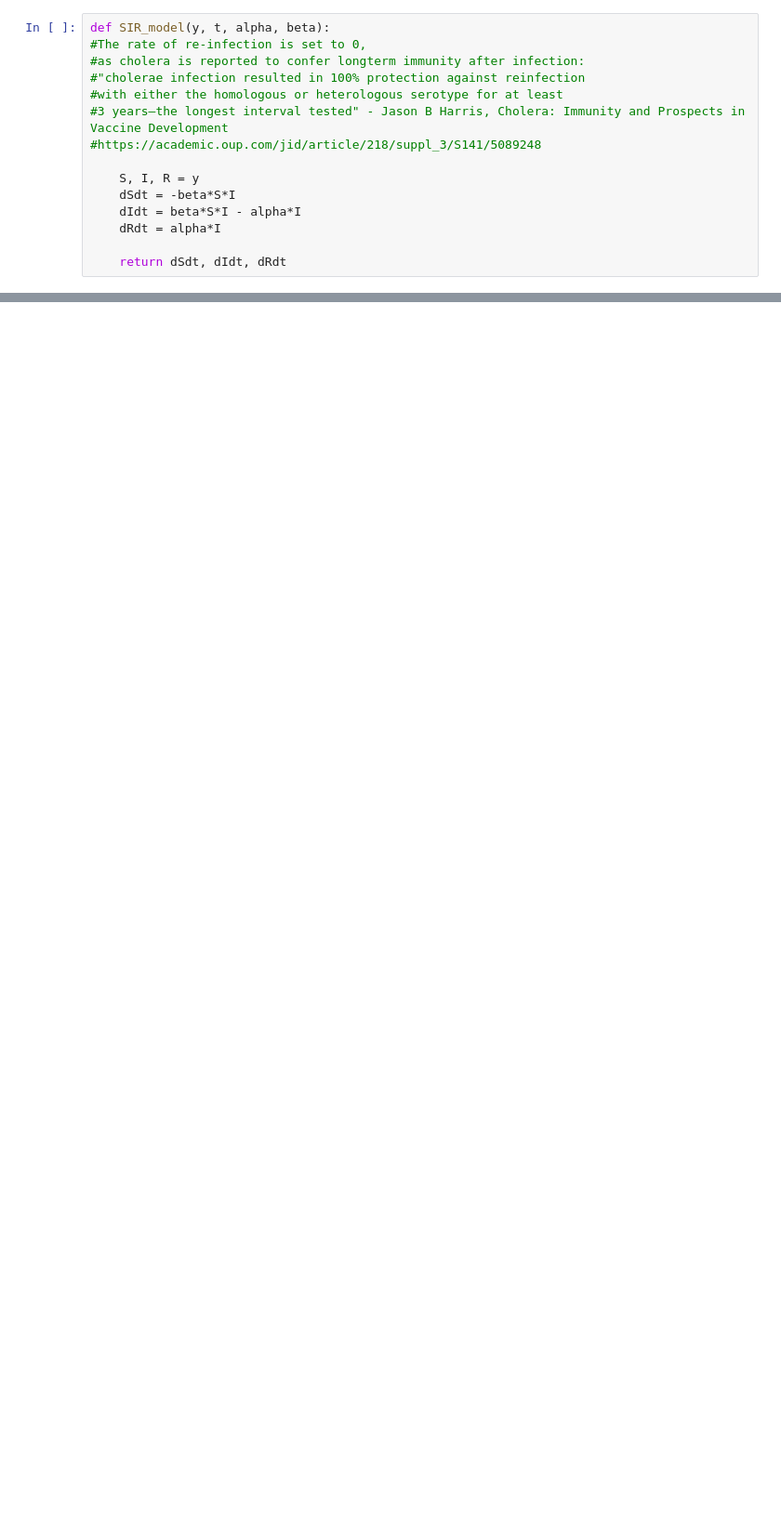
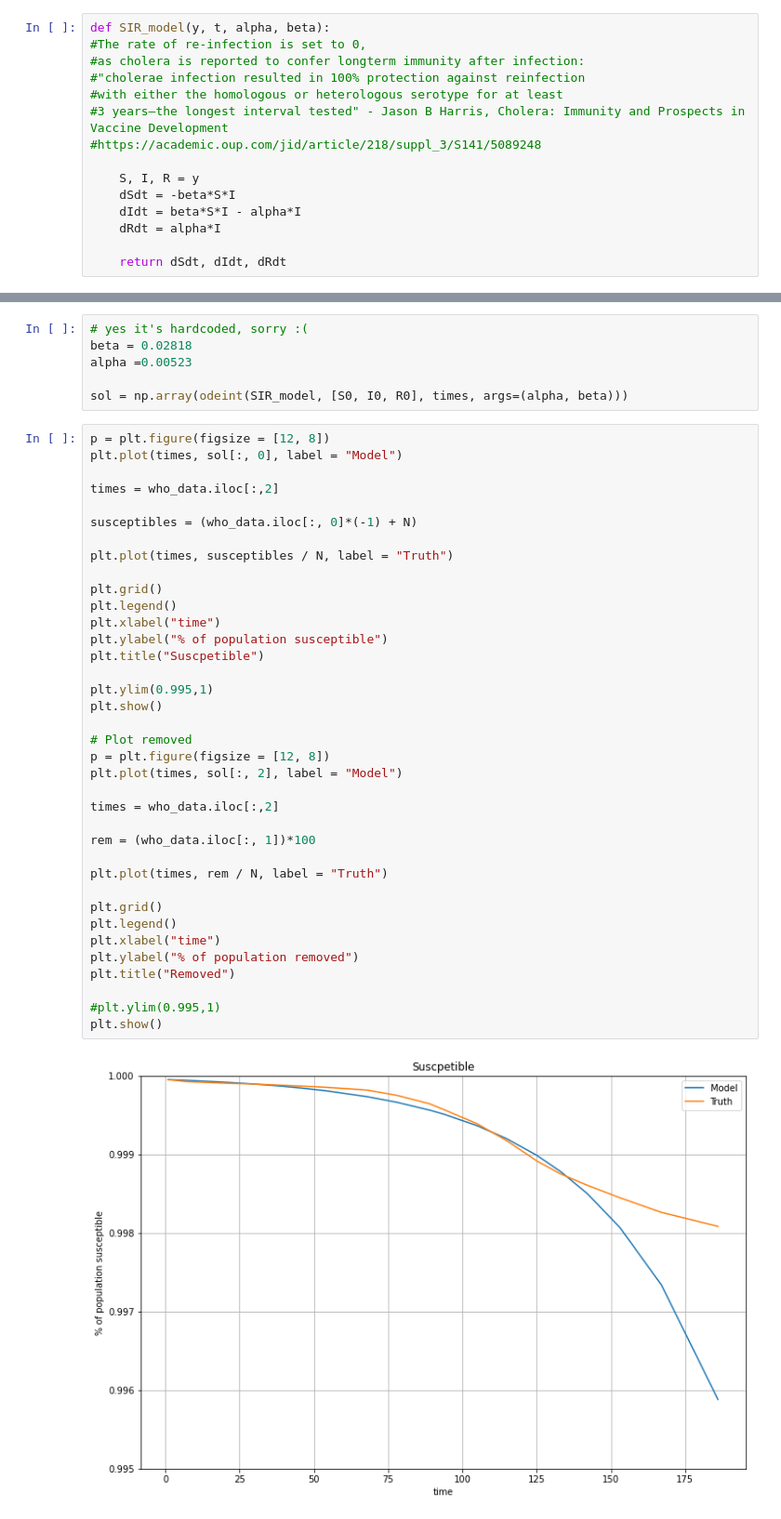
Before and after one commit to DusanKovac/Modelling-Cholera-Outbreak, a Jupyter notebook: first_go.ipynb, the cells around one changed output, grey strips where cells are left out. Shown at 93% size. Saved outputs shown, nothing was run; the diff lists cells and outputs as text; blank space fills up the shorter version.

```diff
--- a/first_go.ipynb
+++ b/first_go.ipynb
@@ -67,0 +161,45 @@ NOTE: Since the data given are only reporting deaths, and the model is accountin
+# %%
+# yes it's hardcoded, sorry :(
+beta = 0.02818
+alpha =0.00523
+
+sol = np.array(odeint(SIR_model, [S0, I0, R0], times, args=(alpha, beta)))
+# %%
+p = plt.figure(figsize = [12, 8])
+plt.plot(times, sol[:, 0], label = "Model")
+
+times = who_data.iloc[:,2]
+
+susceptibles = (who_data.iloc[:, 0]*(-1) + N)
+
+plt.plot(times, susceptibles / N, label = "Truth")
+
+plt.grid()
+plt.legend()
+plt.xlabel("time")
+plt.ylabel("% of population susceptible")
+plt.title("Suscpetible")
+
+plt.ylim(0.995,1)
+plt.show()
+
+# Plot removed
+p = plt.figure(figsize = [12, 8])
+plt.plot(times, sol[:, 2], label = "Model")
+
+times = who_data.iloc[:,2]
+
+rem = (who_data.iloc[:, 1])*100
+
+plt.plot(times, rem / N, label = "Truth")
+
+plt.grid()
+plt.legend()
+plt.xlabel("time")
+plt.ylabel("% of population removed")
+plt.title("Removed")
+
+#plt.ylim(0.995,1)
+plt.show()
+# %% [output]
+[figure, added]
```
Also changed, not shown: parts of 20 cells of this notebook.
